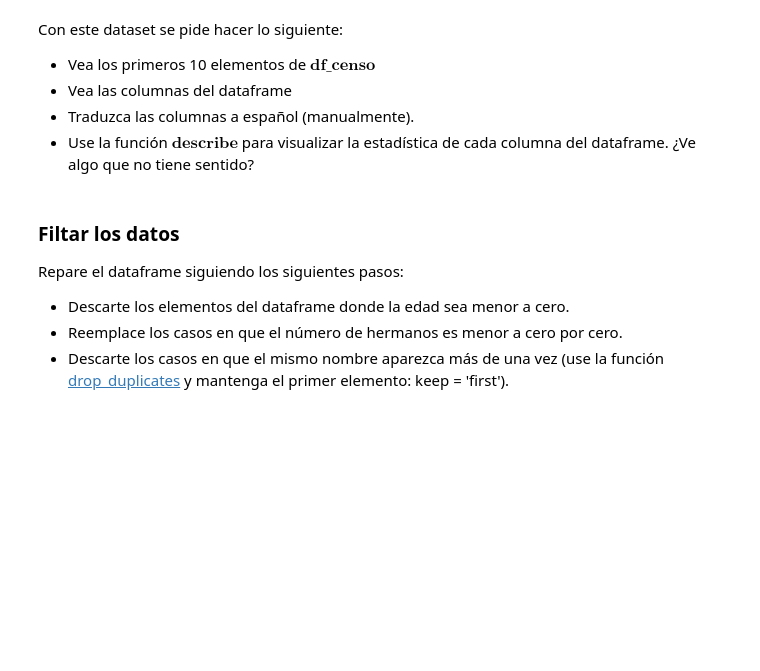
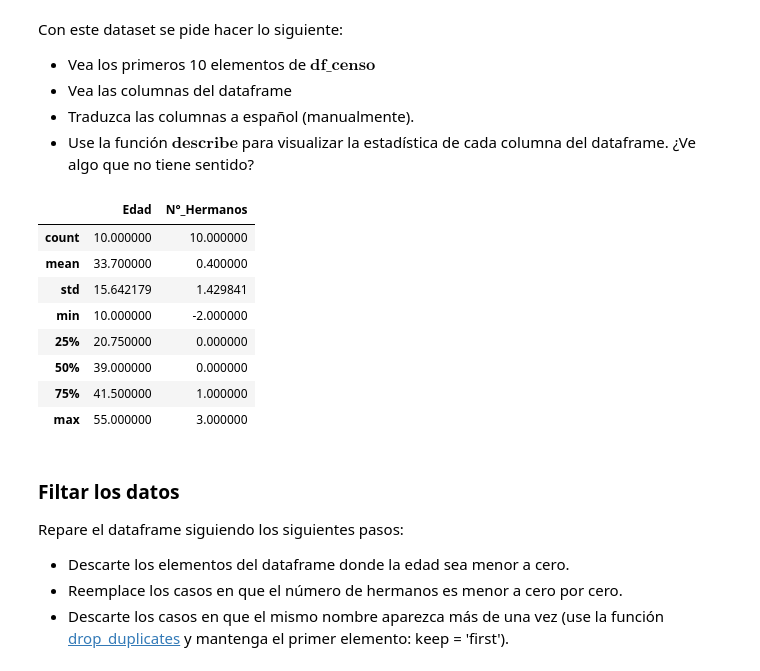
Before and after one commit to Cristobal-Gomez/Tarea-1, a Jupyter notebook: Tarea_1.ipynb, the cells around one changed output. Cells and saved outputs as stored; diff of their text form; code cells hidden in the pictures; blank space fills up the shorter version.

```diff
--- a/Tarea_1.ipynb
+++ b/Tarea_1.ipynb
@@ -217,3 +231,22 @@ Con este dataset se pide hacer lo siguiente:
+# %%
+# Agregue más celdas si es necesario
+df_censo.columns = ["Nombre", "Ciudad", "Edad", "N°_Hermanos" ]
+Censo_10 = df_censo.head(10)
+
+# Claramente lo raro está en que figuran numeros negativos en el
+# número de hermanos
+
+Censo_10.describe()
+# %% [output]
+|  | Edad | N°_Hermanos |
+| count | 10.000000 | 10.000000 |
+| mean | 33.700000 | 0.400000 |
+| std | 15.642179 | 1.429841 |
+| min | 10.000000 | -2.000000 |
+| 25% | 20.750000 | 0.000000 |
+| 50% | 39.000000 | 0.000000 |
+| 75% | 41.500000 | 1.000000 |
+| max | 55.000000 | 3.000000 |
 # %% [markdown]
 ### Filtar los datos
 
```
Also changed, not shown: parts of 4 cells of this notebook.
